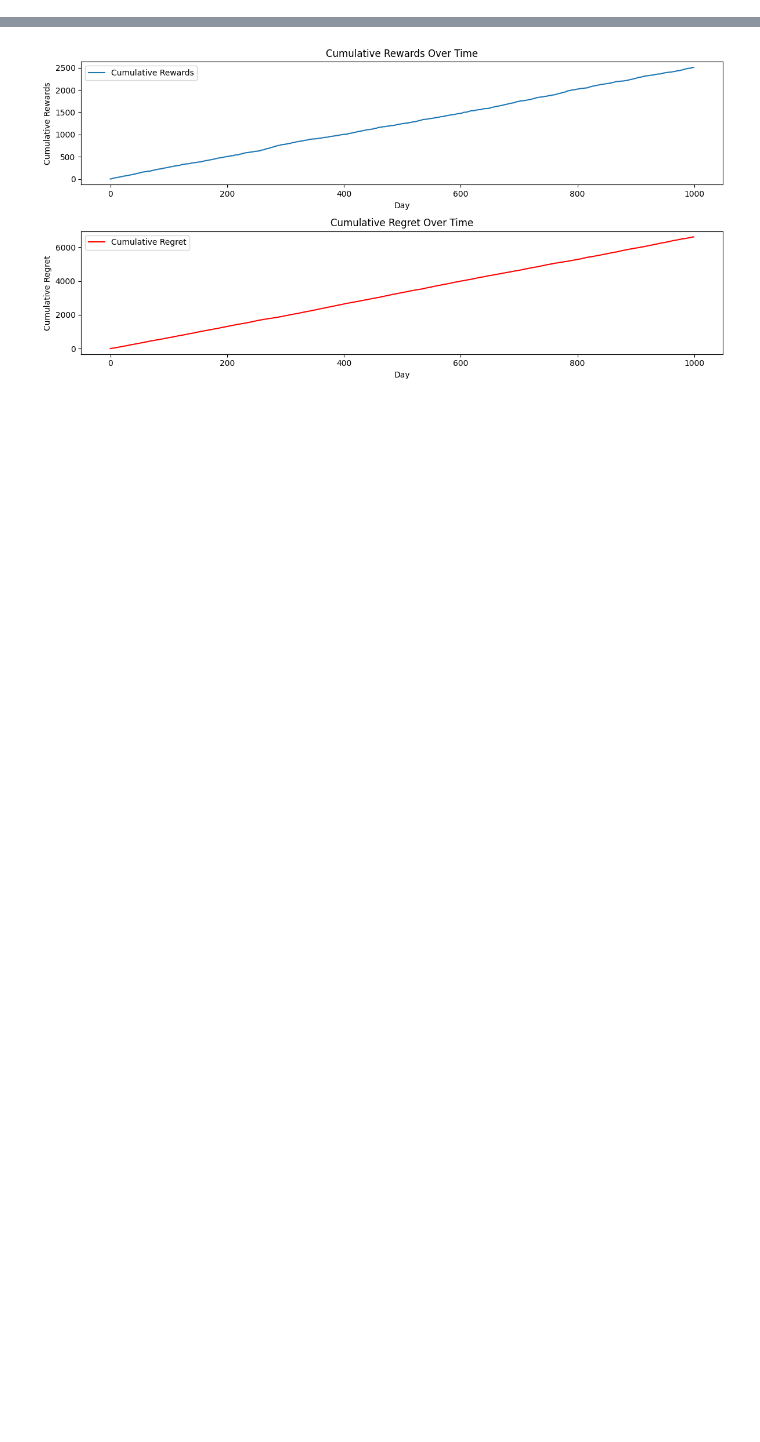
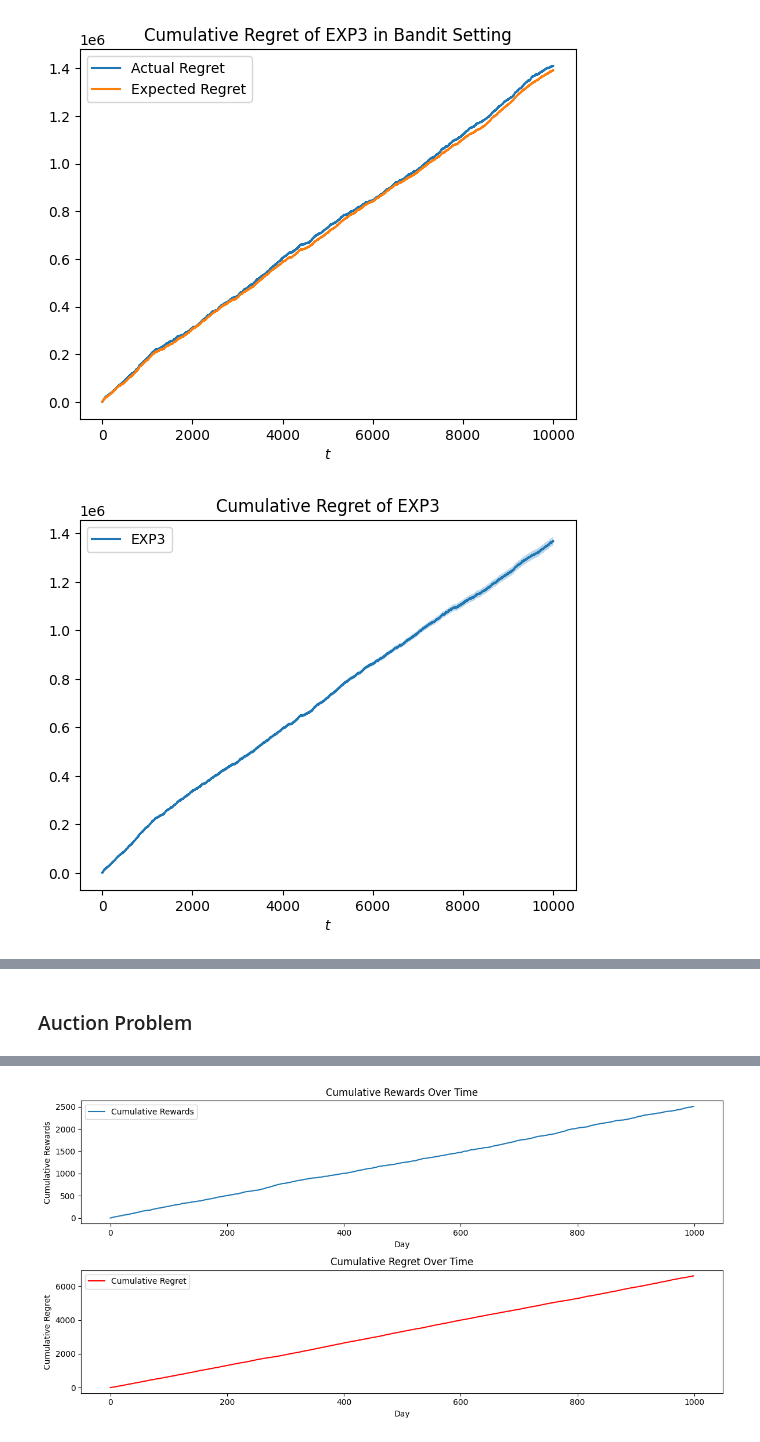
Before and after one commit to claudioarione/OnlineLearningApplications, a Jupyter notebook: requirement_2.ipynb, the cells around one changed output, grey strips where cells are left out. Saved outputs shown, nothing was run; the diff lists cells and outputs as text; code cells hidden in the pictures; blank space fills up the shorter version.

```diff
--- a/requirement_2.ipynb
+++ b/requirement_2.ipynb
@@ -60,18 +34,30 @@ class UCB1:
+# %%
+buying_probabilities = np.zeros((T, K))
+for t in range(T):
+    buying_probabilities[t] = np.random.rand(K)
+
+loss_sequence = np.zeros((T, K))
+for t in range(T):
+    for k in range(K):
+        loss_sequence[t, k] = loss_function(cost, reward_function(prices[k], cost, np.random.binomial(daily_customers, buying_probabilities[t, k])))
 # %%
-class HedgeAgent:
+class EXP3Agent:
     def __init__(self, K, learning_rate):
         self.K = K
         self.learning_rate = learning_rate
         self.weights = np.ones(K)
-        self.x_t = np.ones(K) / K
         self.a_t = None
+        self.x_t = np.ones(K)/K
+        self.N_pulls = np.zeros(K)
         self.t = 0
 
     def pull_arm(self):
-        self.x_t = self.weights / sum(self.weights)
+        self.x_t = self.weights/sum(self.weights)
         self.a_t = np.random.choice(np.arange(self.K), p=self.x_t)
         return self.a_t
 
     def update(self, l_t):
-        self.weights *= np.exp(-self.learning_rate * l_t)
+        l_t_tilde = l_t/self.x_t[self.a_t]
+        self.weights[self.a_t] *= np.exp(-self.learning_rate*l_t_tilde)
+        self.N_pulls[self.a_t] += 1
         self.t += 1
@@ -77,0 +100,27 @@ class HedgeAgent:
+# %%
+plt.plot(np.cumsum(agent_losses-clairvoyant_losses), label='Actual Regret')
+plt.plot(np.cumsum(expected_agent_losses-clairvoyant_losses), label='Expected Regret')
+plt.title('Cumulative Regret of EXP3 in Bandit Setting')
+plt.xlabel('$t$')
+plt.legend()
+plt.show()
+
+plt.plot(np.arange(T), average_regret, label='EXP3')
+plt.title('Cumulative Regret of EXP3')
+plt.fill_between(np.arange(T),
+                average_regret-regret_sd/np.sqrt(n_trials),
+                average_regret+regret_sd/np.sqrt(n_trials),
+                alpha=0.3)
+plt.xlabel('$t$')
+plt.legend()
+plt.show()
+
+plt.barh(y=prices, width=agent.N_pulls, height=0.15)
+plt.title('Number of pulls per arm of EXP3')
+plt.axhline(prices[best_arm], color='red', label='Best Arm', linestyle='--')
+plt.ylabel('$a$')
+plt.xlabel('$N_T(a)$')
+plt.show()
+# %% [output]
+[figure, added]
+[figure, added]
@@ -78,3 +128,5 @@ class HedgeAgent:
+# %% [markdown]
+### Auction Problem
 # %%
 class BiddingAgent:
     def __init__(self, bids_set, T, eta):
```
Also changed, not shown: parts of 12 cells of this notebook.
